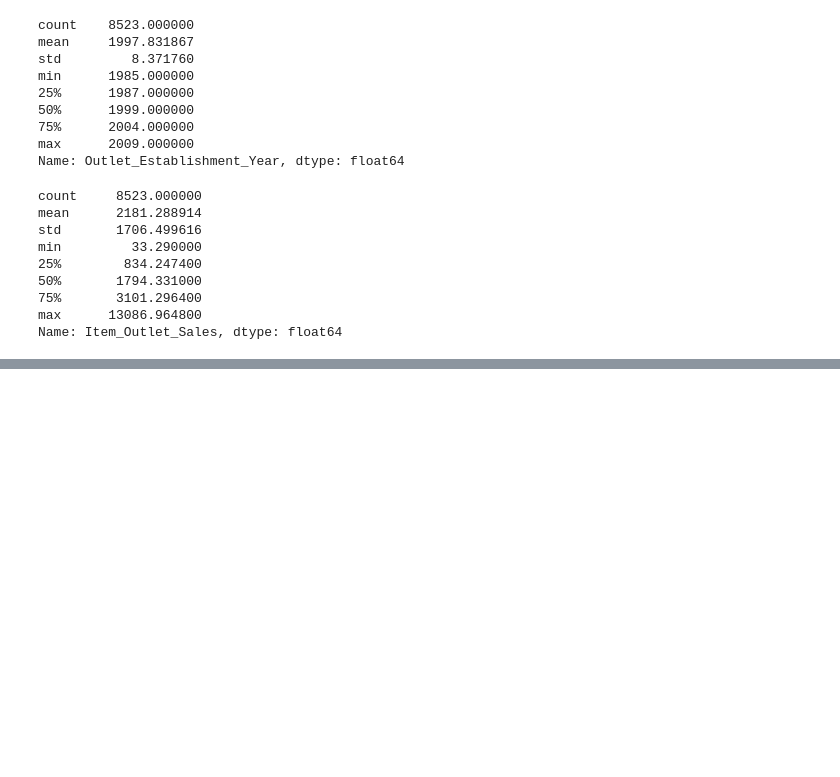
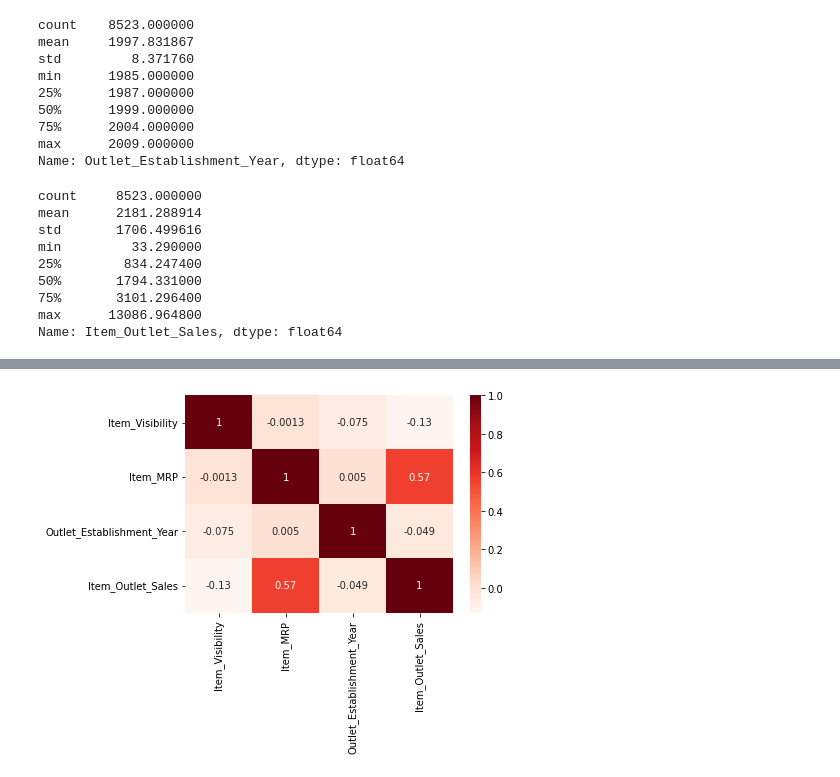
Before and after one commit to SamuelCdna/-predicciones-de-ventas-alimenticias-, a Jupyter notebook: predicciones_de_ventas_alimenticias.ipynb, the cells around one changed output, grey strips where cells are left out. Saved outputs shown, nothing was run; the diff lists cells and outputs as text; code cells hidden in the pictures; blank space fills up the shorter version.

```diff
--- a/predicciones_de_ventas_alimenticias.ipynb
+++ b/predicciones_de_ventas_alimenticias.ipynb
@@ -178,0 +210,6 @@ Name: Item_Outlet_Sales, dtype: float64
+# %%
+corr = df.corr()
+# %%
+sns.heatmap(corr, cmap = 'Reds', annot = True);
+# %% [output]
+[figure, added]
```
Also changed, not shown: parts of 4 cells of this notebook.
